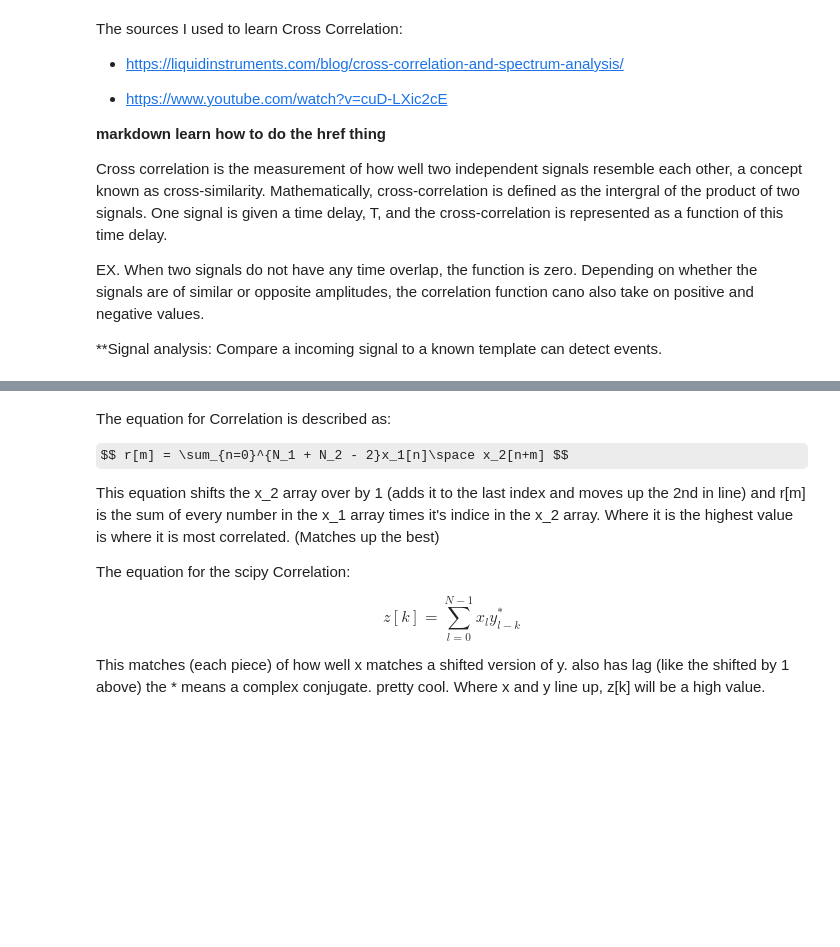
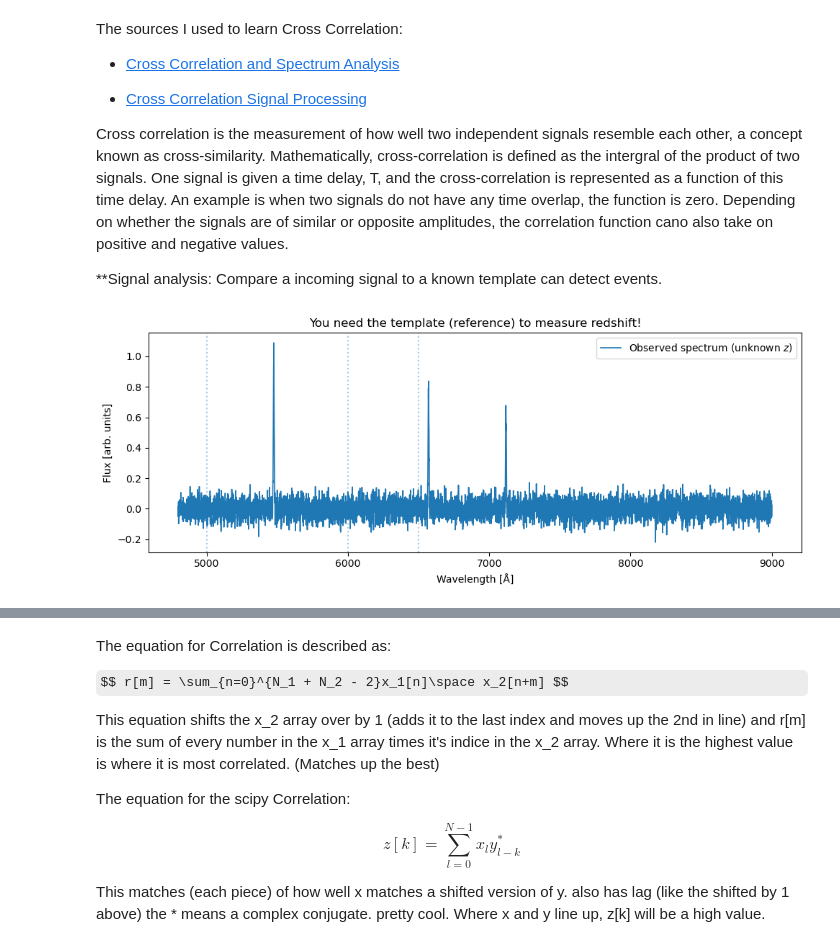
Before and after one commit to ripRoot/Redshift, a Jupyter notebook: z_estimation_pipeline/Redshift-Example-Cross-Correlation.ipynb, the cells around one changed output, grey strips where cells are left out. Cells and saved outputs as stored; diff of their text form; code cells hidden in the pictures; some formulas as TeX source; blank space fills up the shorter version.

```diff
--- a/z_estimation_pipeline/Redshift-Example-Cross-Correlation.ipynb
+++ b/z_estimation_pipeline/Redshift-Example-Cross-Correlation.ipynb
@@ -1,17 +1,14 @@
 # %% [markdown]
 The sources I used to learn Cross Correlation:
-* https://liquidinstruments.com/blog/cross-correlation-and-spectrum-analysis/
+* [Cross Correlation and Spectrum Analysis](https://liquidinstruments.com/blog/cross-correlation-and-spectrum-analysis/)
 
-* https://www.youtube.com/watch?v=cuD-LXic2cE
+* [Cross Correlation Signal Processing](https://www.youtube.com/watch?v=cuD-LXic2cE)
 
 
-**markdown learn how to do the href thing**
+
 
 Cross correlation is the measurement of how well two independent signals resemble each other, a concept known as cross-similarity.
-Mathematically, cross-correlation is defined as the intergral of the product of two signals. One signal is given a time delay, T, and the cross-correlation is represented as a function of this time delay.
-
-EX.
-When two signals do not have any time overlap, the function is zero. Depending on whether the signals are of similar or opposite amplitudes, the correlation function cano also take on positive and negative values.
+Mathematically, cross-correlation is defined as the intergral of the product of two signals. One signal is given a time delay, T, and the cross-correlation is represented as a function of this time delay. An example is when two signals do not have any time overlap, the function is zero. Depending on whether the signals are of similar or opposite amplitudes, the correlation function cano also take on positive and negative values.
 
 **Signal analysis: Compare a incoming signal to a known template can detect events.
 # %%
@@ -23,0 +21,44 @@ amps       = np.array([1.0,   0.8,   0.6])        # relative line strengths/
+# %%
+
+rest_lines = np.array([5000.0, 6000.0, 6500.0])   # H‑beta, [O III], H‑alpha-ish placeholders
+amps       = np.array([1.0,   0.8,   0.6])        # relative line strengths.
+wl = np.linspace(4800, 9000, 7000)
+#Zeros_like returns an array of zeros
+# with the same shape and size as a
+
+# Build rest‑frame template spectrum
+template_flux = np.zeros_like(wl)
+for w0, amp in zip(rest_lines, amps):
+    template_flux += gaussian(wl, w0, amp)
+
+    # ------------------------------------
+    # Apply a redshift to generate “data”
+    # ------------------------------------
+z_true = np.random.uniform(0.0, 0.37)              # the unknown redshift we’ll try to recover
+obs_lines = (1.0 + z_true) * rest_lines
+
+observed_flux = np.zeros_like(wl)
+for w0, amp in zip(obs_lines, amps):
+    observed_flux += gaussian(wl, w0, amp)
+
+
+# Add a touch of noise so it looks more realistic
+rng = np.random.default_rng(42)
+observed_flux += 0.05 * rng.normal(size=wl.size)
+
+# a plot spectrum function.
+plot_spectrum(wl, observed_flux)
+
+# Mark the *rest* wavelengths (dotted) and observed wavelengths (dash‑dot)
+for w_rest, w_obs in zip(rest_lines, obs_lines):
+    plt.axvline(w_rest, linestyle=':', alpha=0.4)        #plt.axvline(w_obs,  linestyle='-.', alpha=0.4)
+
+
+plt.xlabel("Wavelength [Å]")
+plt.ylabel("Flux [arb. units]")
+plt.title("You need the template (reference) to measure redshift!")
+plt.legend()
+plt.tight_layout()
+plt.show()
+# %% [output]
+[figure, added]
```
Also changed, not shown: parts of 14 cells of this notebook.
